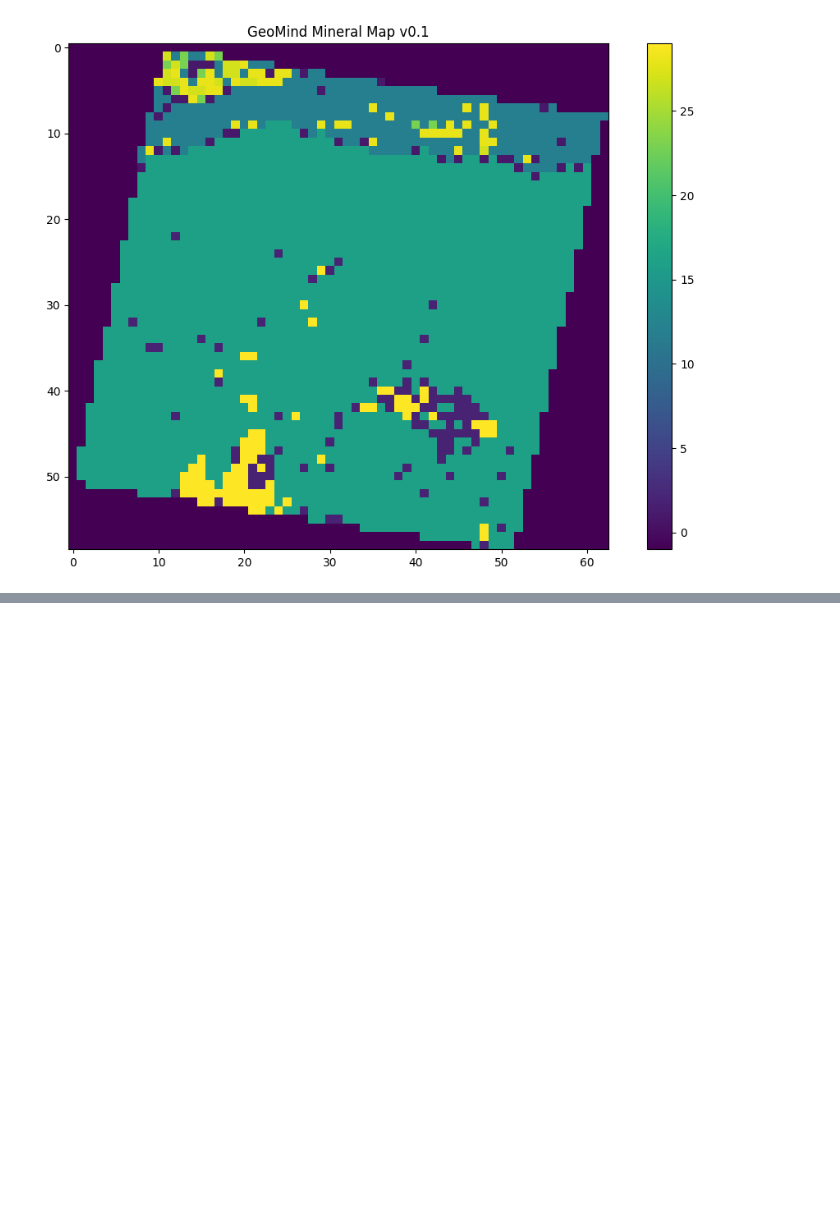
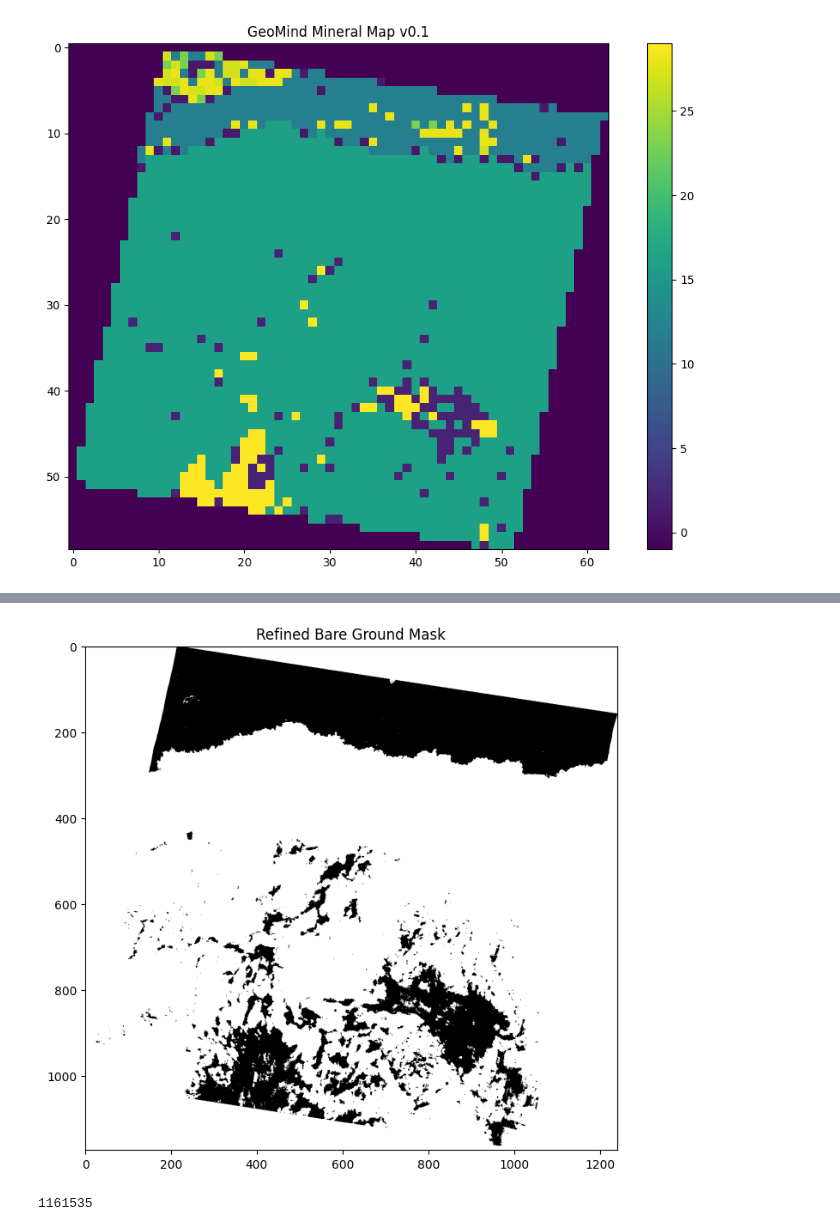
Before and after one commit to ECOMINE-IN/Geomind, a Jupyter notebook: notebooks/04_hyperspectral.ipynb, the cells around one changed output, grey strips where cells are left out. Cells and saved outputs as stored; diff of their text form; code cells hidden in the pictures; blank space fills up the shorter version.

```diff
--- a/notebooks/04_hyperspectral.ipynb
+++ b/notebooks/04_hyperspectral.ipynb
@@ -1060,0 +1143,16 @@ plt.show()
+# %%
+bare_ground_mask = (
+    (ndvi > -0.05) &
+    (ndvi < 0.10)
+)
+# %%
+plt.figure(figsize=(8,8))
+plt.imshow(bare_ground_mask, cmap="gray")
+plt.title("Refined Bare Ground Mask")
+plt.show()
+# %% [output]
+[figure, added]
+# %%
+print(np.sum(bare_ground_mask))
+# %% [output]
+1161535
```
Also changed, not shown: parts of 22 cells of this notebook.
